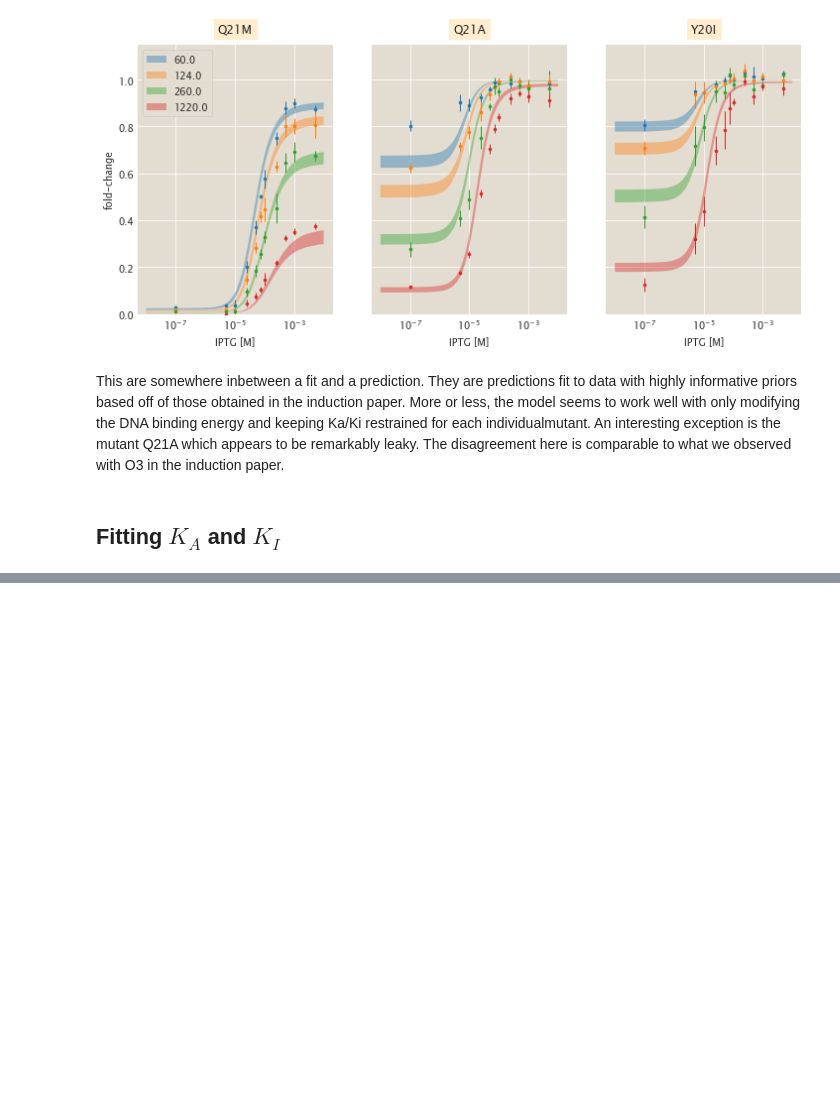
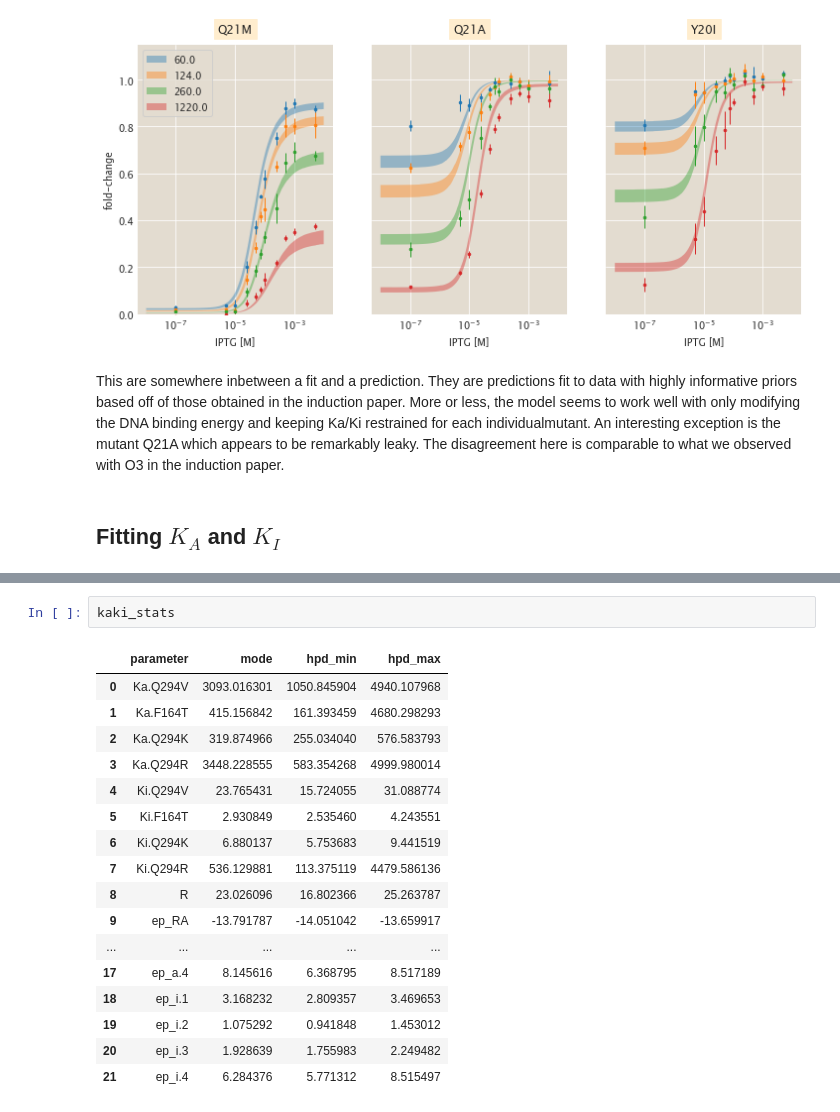
Before and after one commit to RPGroup-PBoC/mwc_mutants, a Jupyter notebook: code/analysis/data_reassessment.ipynb, the cells around one changed output, grey strips where cells are left out. Saved outputs shown, nothing was run; the diff lists cells and outputs as text; blank space fills up the shorter version.

```diff
--- a/code/analysis/data_reassessment.ipynb
+++ b/code/analysis/data_reassessment.ipynb
@@ -332,0 +405,20 @@ kaki_samples = kaki_model.sampling(data_dict, iter=5000, chains=4)
+# %%
+kaki_stats
+# %% [output]
+|  | parameter | mode | hpd_min | hpd_max |
+| 0 | Ka.Q294V | 3093.016301 | 1050.845904 | 4940.107968 |
+| 1 | Ka.F164T | 415.156842 | 161.393459 | 4680.298293 |
+| 2 | Ka.Q294K | 319.874966 | 255.034040 | 576.583793 |
+| 3 | Ka.Q294R | 3448.228555 | 583.354268 | 4999.980014 |
+| 4 | Ki.Q294V | 23.765431 | 15.724055 | 31.088774 |
+| 5 | Ki.F164T | 2.930849 | 2.535460 | 4.243551 |
+| 6 | Ki.Q294K | 6.880137 | 5.753683 | 9.441519 |
+| 7 | Ki.Q294R | 536.129881 | 113.375119 | 4479.586136 |
+| 8 | R | 23.026096 | 16.802366 | 25.263787 |
+| 9 | ep_RA | -13.791787 | -14.051042 | -13.659917 |
+| ... | ... | ... | ... | ... |
+| 17 | ep_a.4 | 8.145616 | 6.368795 | 8.517189 |
+| 18 | ep_i.1 | 3.168232 | 2.809357 | 3.469653 |
+| 19 | ep_i.2 | 1.075292 | 0.941848 | 1.453012 |
+| 20 | ep_i.3 | 1.928639 | 1.755983 | 2.249482 |
+| 21 | ep_i.4 | 6.284376 | 5.771312 | 8.515497 |
```
Also changed, not shown: parts of 5 cells of this notebook, 5 other files.
